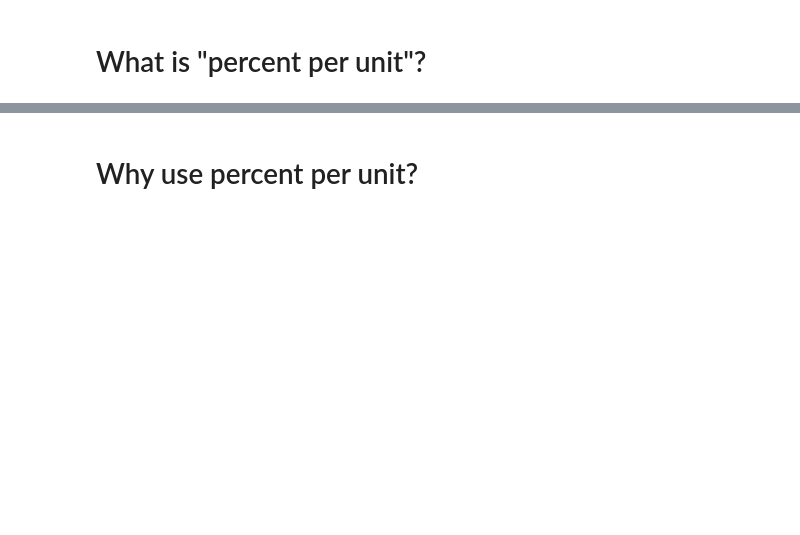
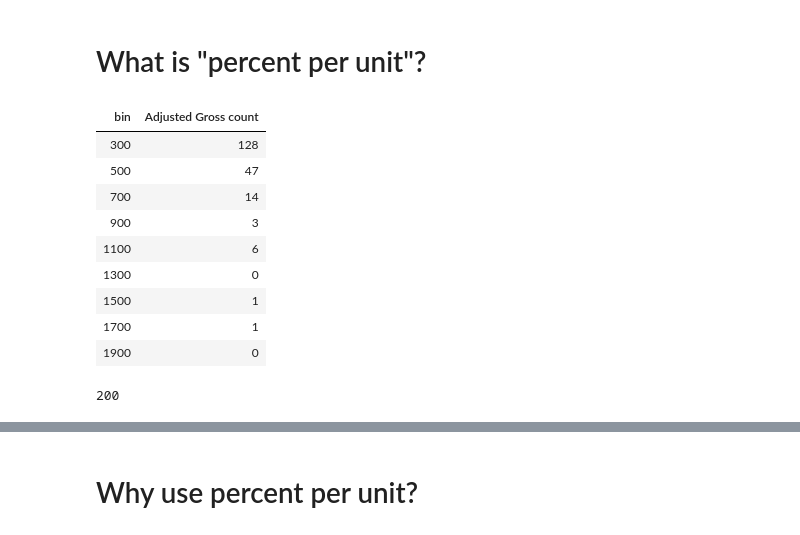
Before and after one commit to austinmohrnwu/25-fall-intro, a Jupyter notebook: 10 - Histograms/histograms.ipynb, the cells around one changed output, grey strips where cells are left out. Drawn from its saved outputs; the diff is of its cells as text; code cells hidden in the pictures; blank space fills up the shorter version.

```diff
--- a/10 - Histograms/histograms.ipynb
+++ b/10 - Histograms/histograms.ipynb
@@ -22,10 +50,24 @@ millions.hist('Adjusted Gross', bins=np.arange(300,2001,100), unit="Million Doll
 # %% [markdown]
 # What is "percent per unit"?
 # %%
-millions_binned = millions.bin('Adjusted Gross', bins=np.arange(300,2001,100))
+millions_binned = millions.bin('Adjusted Gross', bins=np.arange(300,2001,200))
+millions_binned
+# %% [output]
+| bin | Adjusted Gross count |
+| 300 | 128 |
+| 500 | 47 |
+| 700 | 14 |
+| 900 | 3 |
+| 1100 | 6 |
+| 1300 | 0 |
+| 1500 | 1 |
+| 1700 | 1 |
+| 1900 | 0 |
 # %%
-num_movies = top_movies.num_rows
+num_movies = top.num_rows
 num_movies
+# %% [output]
+200
 # %%
 percents = (millions_binned.column('Adjusted Gross count') / num_movies) * 100
 percents
```
Also changed, not shown: parts of 12 cells of this notebook.
